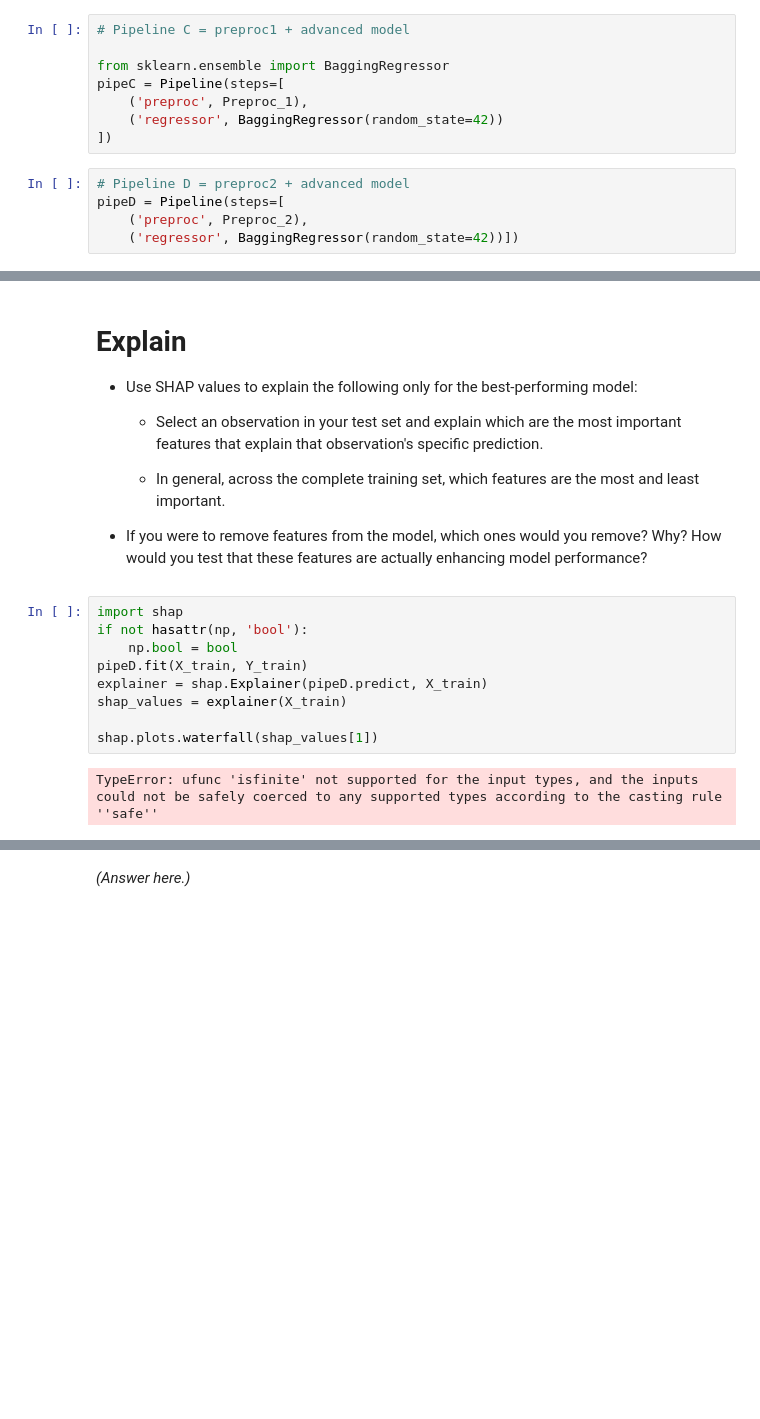
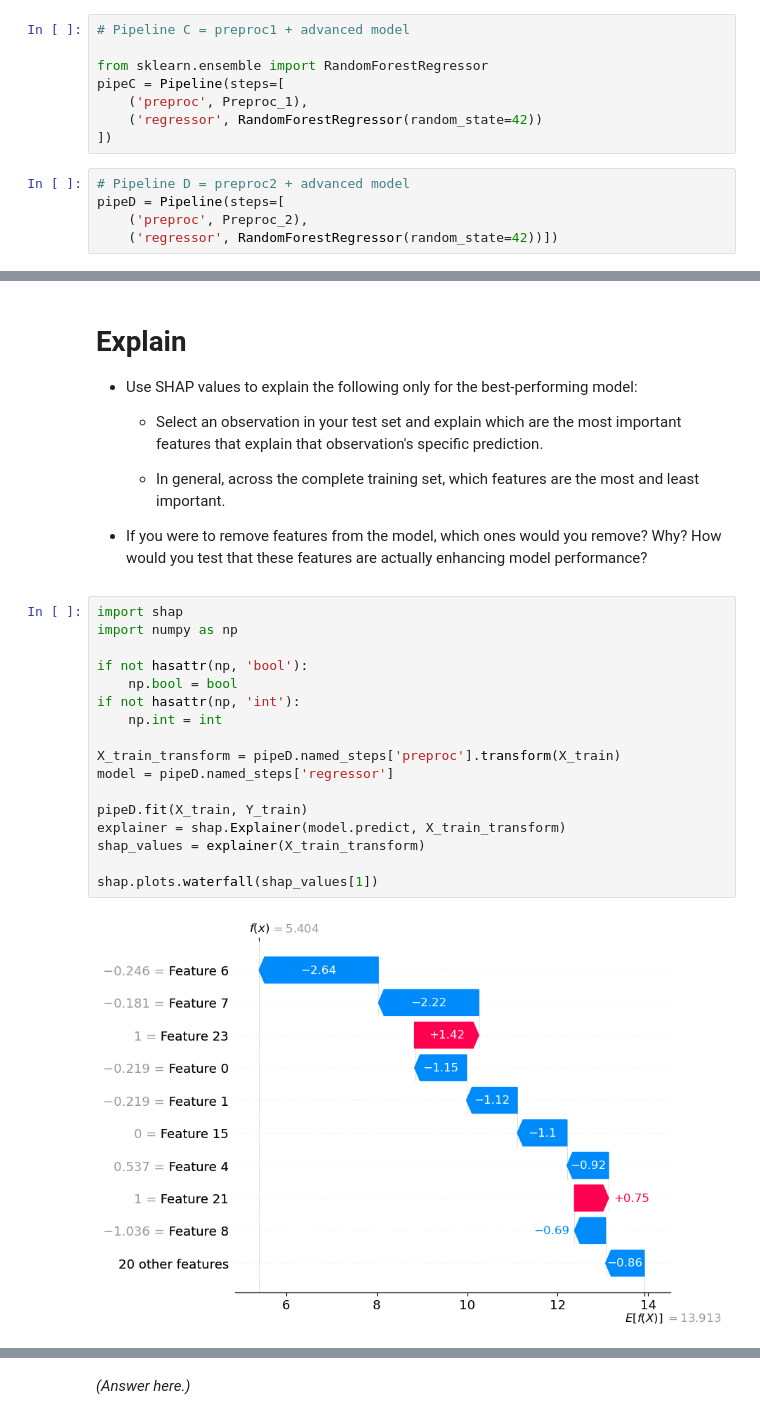
Before and after one commit to ssadat92/production, a Jupyter notebook: 02_activities/assignments/assignment_2.ipynb, the cells around one changed output, grey strips where cells are left out. Cells and saved outputs as stored; diff of their text form; blank space fills up the shorter version.

Commit message:
Updated SHAP to run successfully.

```diff
--- a/02_activities/assignments/assignment_2.ipynb
+++ b/02_activities/assignments/assignment_2.ipynb
@@ -211,16 +211,16 @@ pipeB = Pipeline(steps=[
 # %%
 # Pipeline C = preproc1 + advanced model
 
-from sklearn.ensemble import BaggingRegressor
+from sklearn.ensemble import RandomForestRegressor
 pipeC = Pipeline(steps=[
     ('preproc', Preproc_1),
-    ('regressor', BaggingRegressor(random_state=42))
+    ('regressor', RandomForestRegressor(random_state=42))
 ])
 # %%
 # Pipeline D = preproc2 + advanced model
 pipeD = Pipeline(steps=[
     ('preproc', Preproc_2),
-    ('regressor', BaggingRegressor(random_state=42))])
+    ('regressor', RandomForestRegressor(random_state=42))])
 # %% [markdown]
 # Tune Hyperparams
 
@@ -337,12 +337,20 @@ joblib.dump(pipeD, 'pipeD.pkl')
 + If you were to remove features from the model, which ones would you remove? Why? How would you test that these features are actually enhancing model performance?
 # %%
 import shap
+import numpy as np
+
 if not hasattr(np, 'bool'):
     np.bool = bool
+if not hasattr(np, 'int'):
+    np.int = int
+
+X_train_transform = pipeD.named_steps['preproc'].transform(X_train)
+model = pipeD.named_steps['regressor']
+
 pipeD.fit(X_train, Y_train)
-explainer = shap.Explainer(pipeD.predict, X_train)
-shap_values = explainer(X_train)
+explainer = shap.Explainer(model.predict, X_train_transform)
+shap_values = explainer(X_train_transform)
 
 shap.plots.waterfall(shap_values[1])
 # %% [output]
-TypeError: ufunc 'isfinite' not supported for the input types, and the inputs could not be safely coerced to any supported types according to the casting rule ''safe''
+[figure, added]
```
Also changed, not shown: parts of 3 cells of this notebook.
